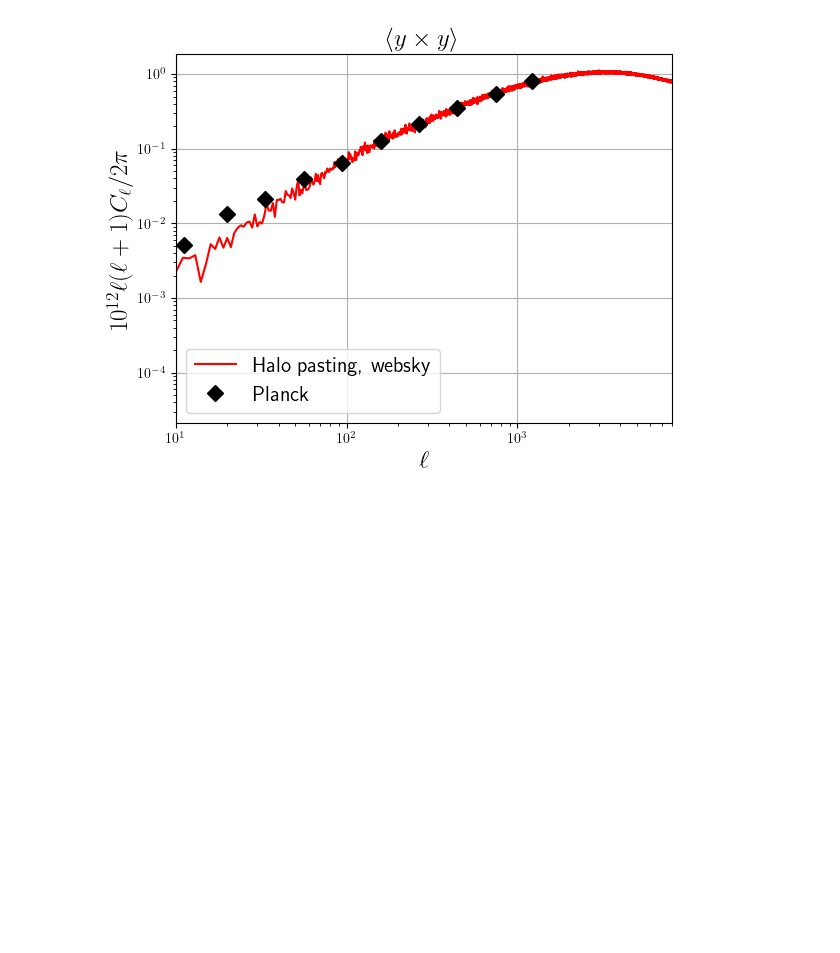
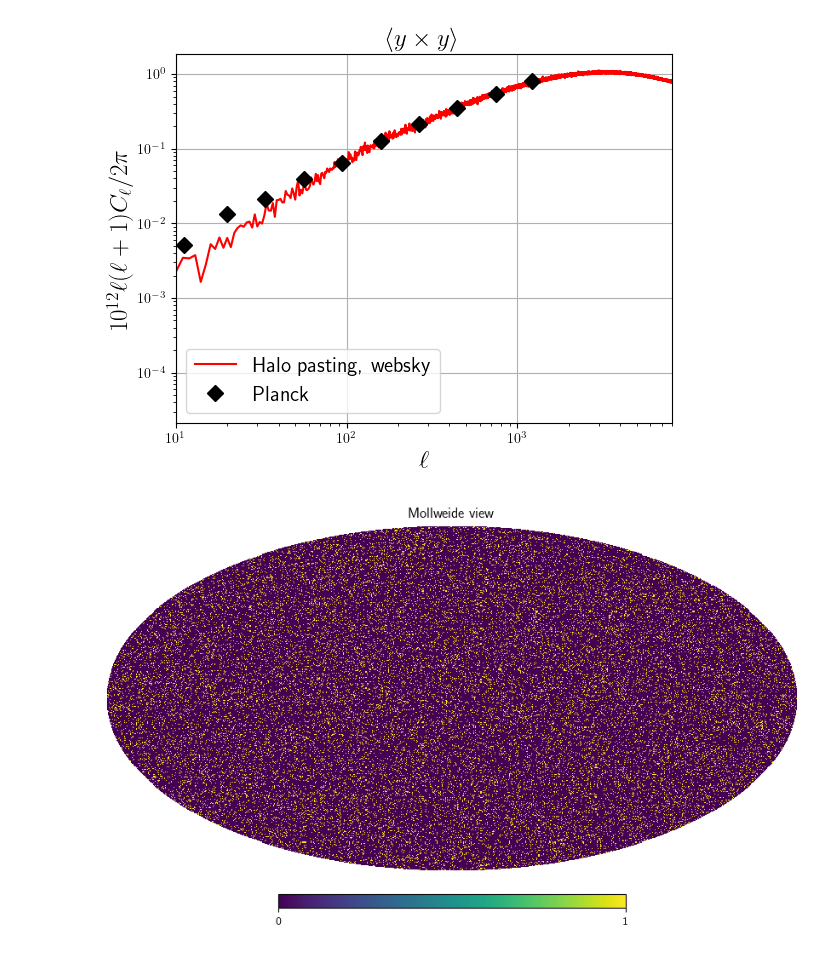
Before and after one commit to shivampcosmo/GODMAX, a Jupyter notebook: notebooks/all_arxiv/test_websky_pasting_updatedcode.ipynb, the cells around one changed output. Drawn from its saved outputs; the diff is of its cells as text; code cells hidden in the pictures; blank space fills up the shorter version.

```diff
--- a/notebooks/all_arxiv/test_websky_pasting_updatedcode.ipynb
+++ b/notebooks/all_arxiv/test_websky_pasting_updatedcode.ipynb
@@ -784,3 +785,24 @@ pl.xlim(10, 8000)
 # %% [output]
 (10, 8000)
 [figure]
+# %%
+import numpy as np
+import healpy as hp
+from mpl_toolkits.mplot3d import Axes3D
+import matplotlib.pyplot as plt
+
+# Generate 100 random points on a sphere with radius=5
+num_points = 100000
+radius = 5
+phi = np.random.uniform(0, 2*np.pi, num_points)
+theta = np.arccos(1 - 2*np.random.rand(num_points))
+ra = np.degrees(phi)
+dec = 90 - np.degrees(theta)
+
+nside = 256
+map_test = np.zeros(hp.nside2npix(nside))
+pix = hp.ang2pix(nside, ra, dec, lonlat=True)
+map_test[pix] = 1
+hp.mollview(map_test)
+# %% [output]
+[figure, added]
```
Also changed, not shown: parts of 4 cells of this notebook, 4 other files.
